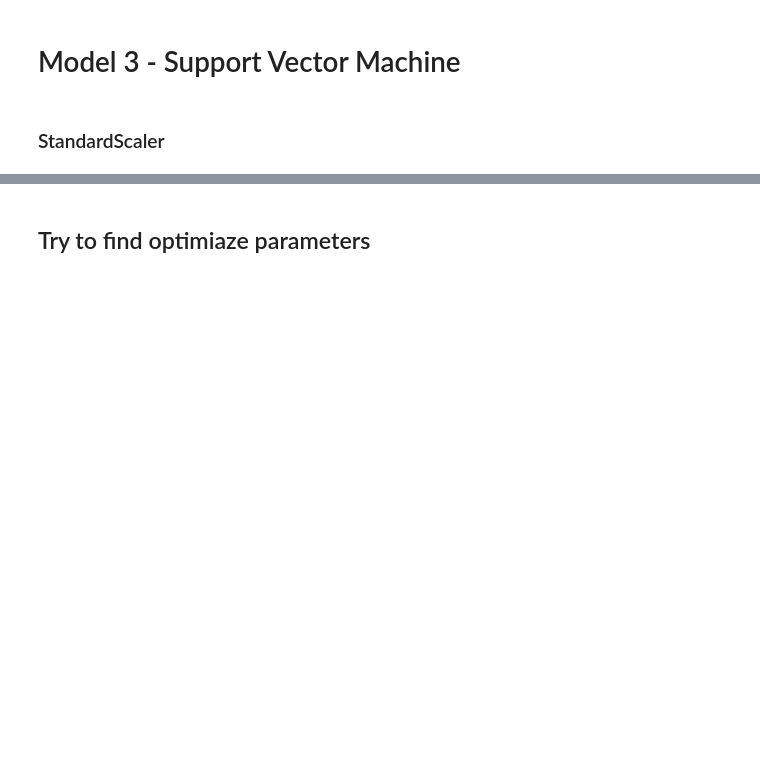
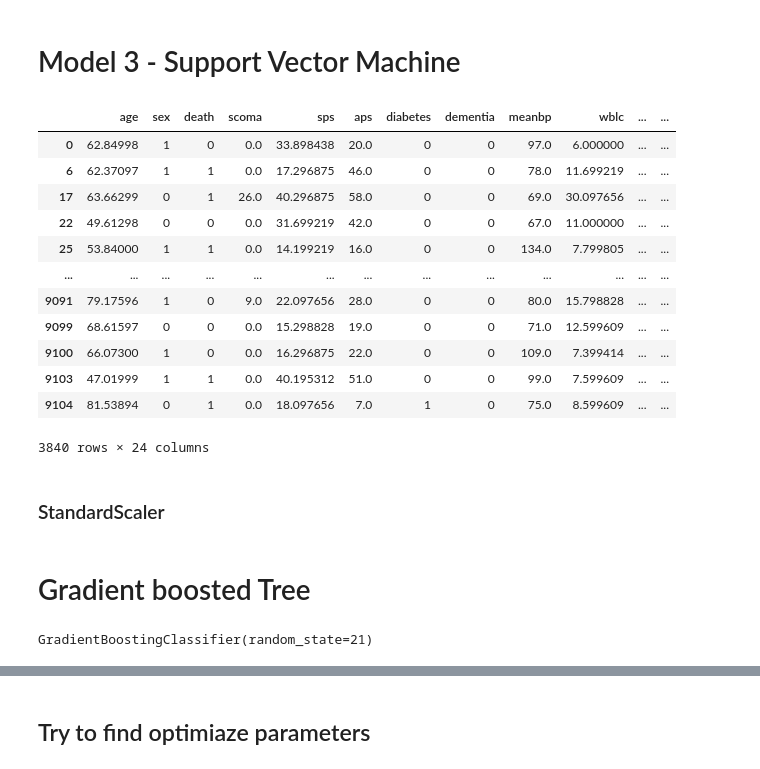
Before and after one commit to sebastian-dv/CSE-151A-Project, a Jupyter notebook: Model 3.ipynb, the cells around one changed output, grey strips where cells are left out. Cells and saved outputs as stored; diff of their text form; code cells hidden in the pictures; blank space fills up the shorter version.

```diff
--- a/Model 3.ipynb
+++ b/Model 3.ipynb
@@ -32,12 +33,32 @@ df['sex'].replace('female', 0, inplace=True)
 df['sex'].replace('male', 1, inplace=True)
 
 # one hot encoding dzgroup
-ohe = pd.get_dummies(df[['dzgroup']])
-df = df.drop(['dzgroup'], axis = 1)
+# ohe = pd.get_dummies(df[['dzgroup']])
+# df = df.drop(['dzgroup'], axis = 1)
 
-X = df.copy()
-y = ohe.copy()
+#label encode dzgroup
+label_encoder = LabelEncoder()
+y = label_encoder.fit_transform(df['dzgroup'])
+
+X = df.copy().drop(columns = 'dzgroup')
+#y = ohe.copy()
 df = pd.concat([df, ohe], axis = 1)
+# %%
+X
+# %% [output]
+|  | age | sex | death | scoma | sps | aps | diabetes | dementia | meanbp | wblc | ... | ... |
+| 0 | 62.84998 | 1 | 0 | 0.0 | 33.898438 | 20.0 | 0 | 0 | 97.0 | 6.000000 | ... | ... |
+| 6 | 62.37097 | 1 | 1 | 0.0 | 17.296875 | 46.0 | 0 | 0 | 78.0 | 11.699219 | ... | ... |
+| 17 | 63.66299 | 0 | 1 | 26.0 | 40.296875 | 58.0 | 0 | 0 | 69.0 | 30.097656 | ... | ... |
+| 22 | 49.61298 | 0 | 0 | 0.0 | 31.699219 | 42.0 | 0 | 0 | 67.0 | 11.000000 | ... | ... |
+| 25 | 53.84000 | 1 | 1 | 0.0 | 14.199219 | 16.0 | 0 | 0 | 134.0 | 7.799805 | ... | ... |
+| ... | ... | ... | ... | ... | ... | ... | ... | ... | ... | ... | ... | ... |
+| 9091 | 79.17596 | 1 | 0 | 9.0 | 22.097656 | 28.0 | 0 | 0 | 80.0 | 15.798828 | ... | ... |
+| 9099 | 68.61597 | 0 | 0 | 0.0 | 15.298828 | 19.0 | 0 | 0 | 71.0 | 12.599609 | ... | ... |
+| 9100 | 66.07300 | 1 | 0 | 0.0 | 16.296875 | 22.0 | 0 | 0 | 109.0 | 7.399414 | ... | ... |
+| 9103 | 47.01999 | 1 | 1 | 0.0 | 40.195312 | 51.0 | 0 | 0 | 99.0 | 7.599609 | ... | ... |
+| 9104 | 81.53894 | 0 | 1 | 0.0 | 18.097656 | 7.0 | 1 | 0 | 75.0 | 8.599609 | ... | ... |
+3840 rows × 24 columns
 # %% [markdown]
 ### StandardScaler
 # %%
@@ -53,3 +74,12 @@ X_scaled = np.concatenate([X_scaled, non_num_X.values], axis=1)
 # %%
 # split data
 X_train, X_test, y_train, y_test = train_test_split(X_scaled, y, test_size=0.2, random_state=21)
+# %% [markdown]
+# Gradient boosted Tree
+# %%
+tree= GradientBoostingClassifier(n_estimators=100, learning_rate=0.1, max_depth=3, random_state=21)
+
+# Train the model
+tree.fit(X_train, y_train)
+# %% [output]
+GradientBoostingClassifier(random_state=21)
```
Also changed, not shown: parts of 10 cells of this notebook.
